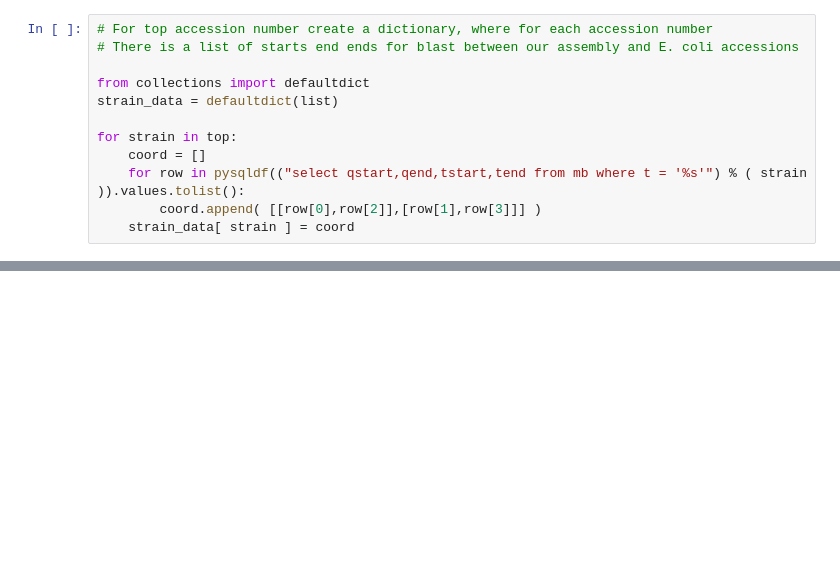
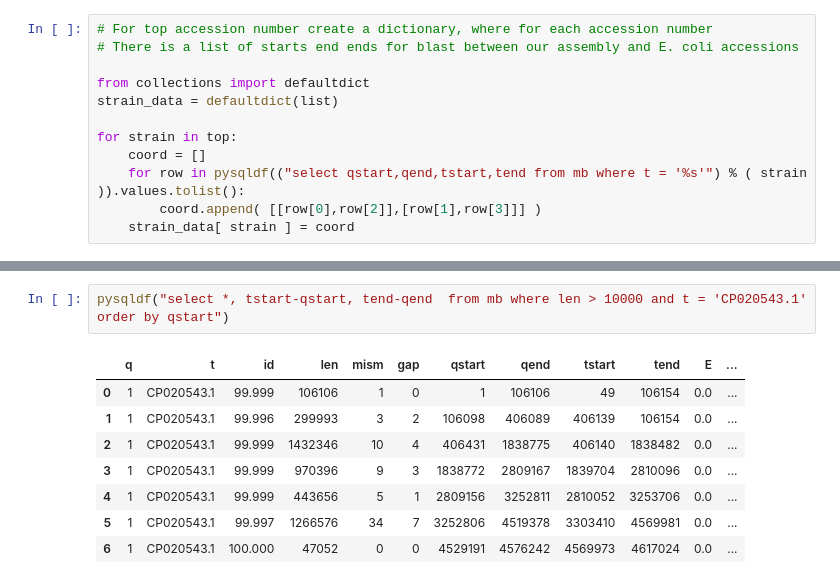
Before and after one commit to nekrut/notebooks, a Jupyter notebook: ecoli/EcoliC.ipynb, the cells around one changed output, grey strips where cells are left out. Saved outputs shown, nothing was run; the diff lists cells and outputs as text; blank space fills up the shorter version.

```diff
--- a/ecoli/EcoliC.ipynb
+++ b/ecoli/EcoliC.ipynb
@@ -148,0 +156,11 @@ pl.show()
+# %%
+pysqldf("select *, tstart-qstart, tend-qend  from mb where len > 10000 and t = 'CP020543.1' order by qstart")
+# %% [output]
+|  | q | t | id | len | mism | gap | qstart | qend | tstart | tend | E | ... |
+| 0 | 1 | CP020543.1 | 99.999 | 106106 | 1 | 0 | 1 | 106106 | 49 | 106154 | 0.0 | ... |
+| 1 | 1 | CP020543.1 | 99.996 | 299993 | 3 | 2 | 106098 | 406089 | 406139 | 106154 | 0.0 | ... |
+| 2 | 1 | CP020543.1 | 99.999 | 1432346 | 10 | 4 | 406431 | 1838775 | 406140 | 1838482 | 0.0 | ... |
+| 3 | 1 | CP020543.1 | 99.999 | 970396 | 9 | 3 | 1838772 | 2809167 | 1839704 | 2810096 | 0.0 | ... |
+| 4 | 1 | CP020543.1 | 99.999 | 443656 | 5 | 1 | 2809156 | 3252811 | 2810052 | 3253706 | 0.0 | ... |
+| 5 | 1 | CP020543.1 | 99.997 | 1266576 | 34 | 7 | 3252806 | 4519378 | 3303410 | 4569981 | 0.0 | ... |
+| 6 | 1 | CP020543.1 | 100.000 | 47052 | 0 | 0 | 4529191 | 4576242 | 4569973 | 4617024 | 0.0 | ... |
```
Also changed, not shown: parts of 14 cells of this notebook, 1 other file.
